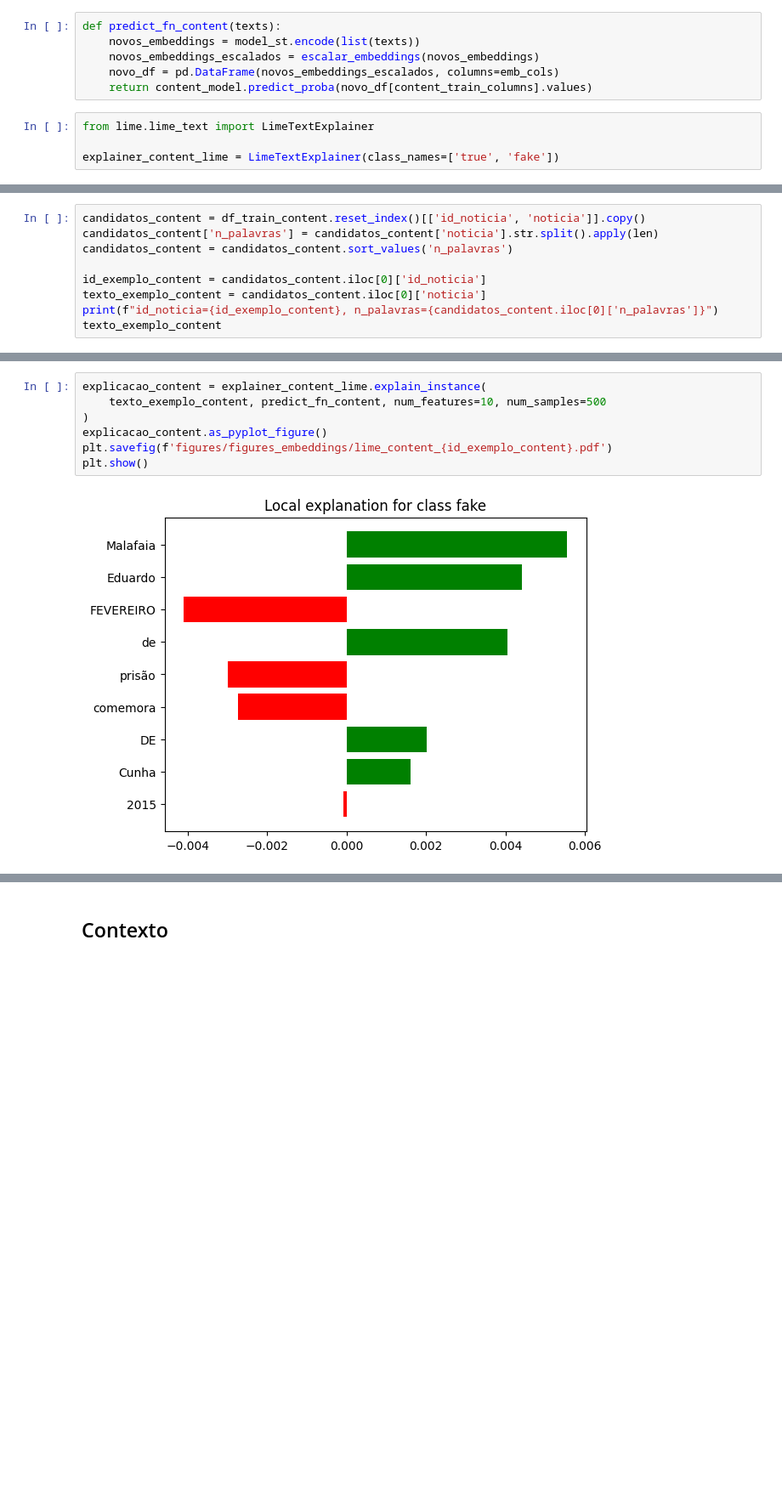
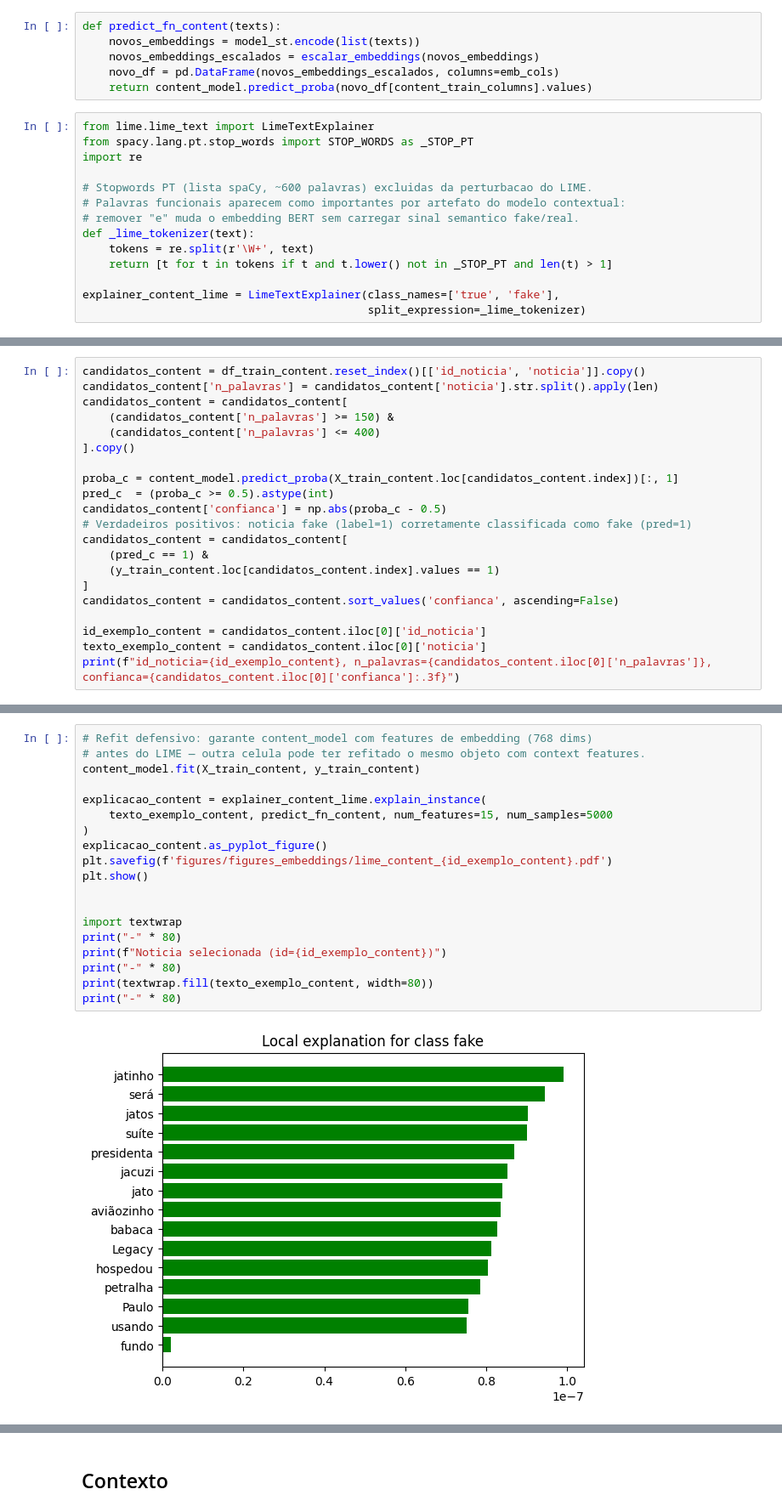
Before and after one commit to murilotrassi/projeto-pln-seminario-2, a Jupyter notebook: Detector_Fake_News_BR-embeddings.ipynb, the cells around one changed output, grey strips where cells are left out. Shown at 85% size. Cells and saved outputs as stored; diff of their text form; blank space fills up the shorter version.

Commit message:
Ajustes na lógica de escolha e análise do LIME

```diff
--- a/Detector_Fake_News_BR-embeddings.ipynb
+++ b/Detector_Fake_News_BR-embeddings.ipynb
@@ -706,6 +706,16 @@ def predict_fn_content(texts):
     return content_model.predict_proba(novo_df[content_train_columns].values)
 # %%
 from lime.lime_text import LimeTextExplainer
+from spacy.lang.pt.stop_words import STOP_WORDS as _STOP_PT
+import re
 
-explainer_content_lime = LimeTextExplainer(class_names=['true', 'fake'])
+# Stopwords PT (lista spaCy, ~600 palavras) excluidas da perturbacao do LIME.
+# Palavras funcionais aparecem como importantes por artefato do modelo contextual:
+# remover "e" muda o embedding BERT sem carregar sinal semantico fake/real.
+def _lime_tokenizer(text):
+    tokens = re.split(r'\W+', text)
+    return [t for t in tokens if t and t.lower() not in _STOP_PT and len(t) > 1]
+
+explainer_content_lime = LimeTextExplainer(class_names=['true', 'fake'],
+                                           split_expression=_lime_tokenizer)
 # %% [markdown]
@@ -713,10 +723,22 @@ Escolhe, entre as notícias de treino com ao menos 30 palavras, a com menos pala
 # %%
 candidatos_content = df_train_content.reset_index()[['id_noticia', 'noticia']].copy()
 candidatos_content['n_palavras'] = candidatos_content['noticia'].str.split().apply(len)
-candidatos_content = candidatos_content.sort_values('n_palavras')
+candidatos_content = candidatos_content[
+    (candidatos_content['n_palavras'] >= 150) &
+    (candidatos_content['n_palavras'] <= 400)
+].copy()
+
+proba_c = content_model.predict_proba(X_train_content.loc[candidatos_content.index])[:, 1]
+pred_c  = (proba_c >= 0.5).astype(int)
+candidatos_content['confianca'] = np.abs(proba_c - 0.5)
+# Verdadeiros positivos: noticia fake (label=1) corretamente classificada como fake (pred=1)
+candidatos_content = candidatos_content[
+    (pred_c == 1) &
+    (y_train_content.loc[candidatos_content.index].values == 1)
+]
+candidatos_content = candidatos_content.sort_values('confianca', ascending=False)
 
 id_exemplo_content = candidatos_content.iloc[0]['id_noticia']
 texto_exemplo_content = candidatos_content.iloc[0]['noticia']
-print(f"id_noticia={id_exemplo_content}, n_palavras={candidatos_content.iloc[0]['n_palavras']}")
-texto_exemplo_content
+print(f"id_noticia={id_exemplo_content}, n_palavras={candidatos_content.iloc[0]['n_palavras']}, confianca={candidatos_content.iloc[0]['confianca']:.3f}")
 # %% [output]
@@ -725,9 +746,21 @@ id_noticia=1150, n_palavras=9
 # %%
+# Refit defensivo: garante content_model com features de embedding (768 dims)
+# antes do LIME — outra celula pode ter refitado o mesmo objeto com context features.
+content_model.fit(X_train_content, y_train_content)
+
 explicacao_content = explainer_content_lime.explain_instance(
-    texto_exemplo_content, predict_fn_content, num_features=10, num_samples=500
+    texto_exemplo_content, predict_fn_content, num_features=15, num_samples=5000
 )
 explicacao_content.as_pyplot_figure()
 plt.savefig(f'figures/figures_embeddings/lime_content_{id_exemplo_content}.pdf')
 plt.show()
+
+
+import textwrap
+print("-" * 80)
+print(f"Noticia selecionada (id={id_exemplo_content})")
+print("-" * 80)
+print(textwrap.fill(texto_exemplo_content, width=80))
+print("-" * 80)
 # %% [output]
-[figure, old version]
+[figure, new version]
```
Also changed, not shown: parts of 13 cells of this notebook.
